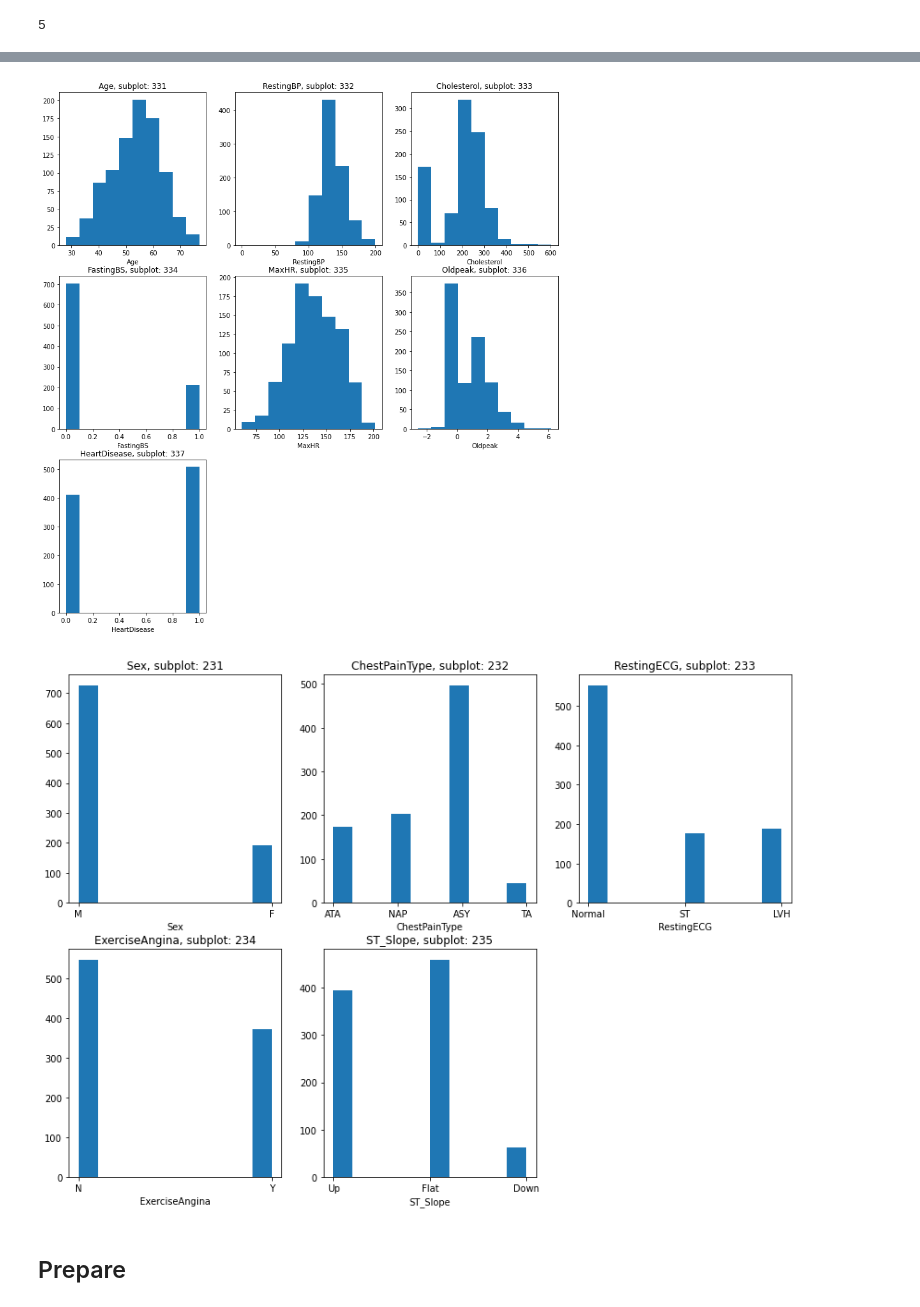
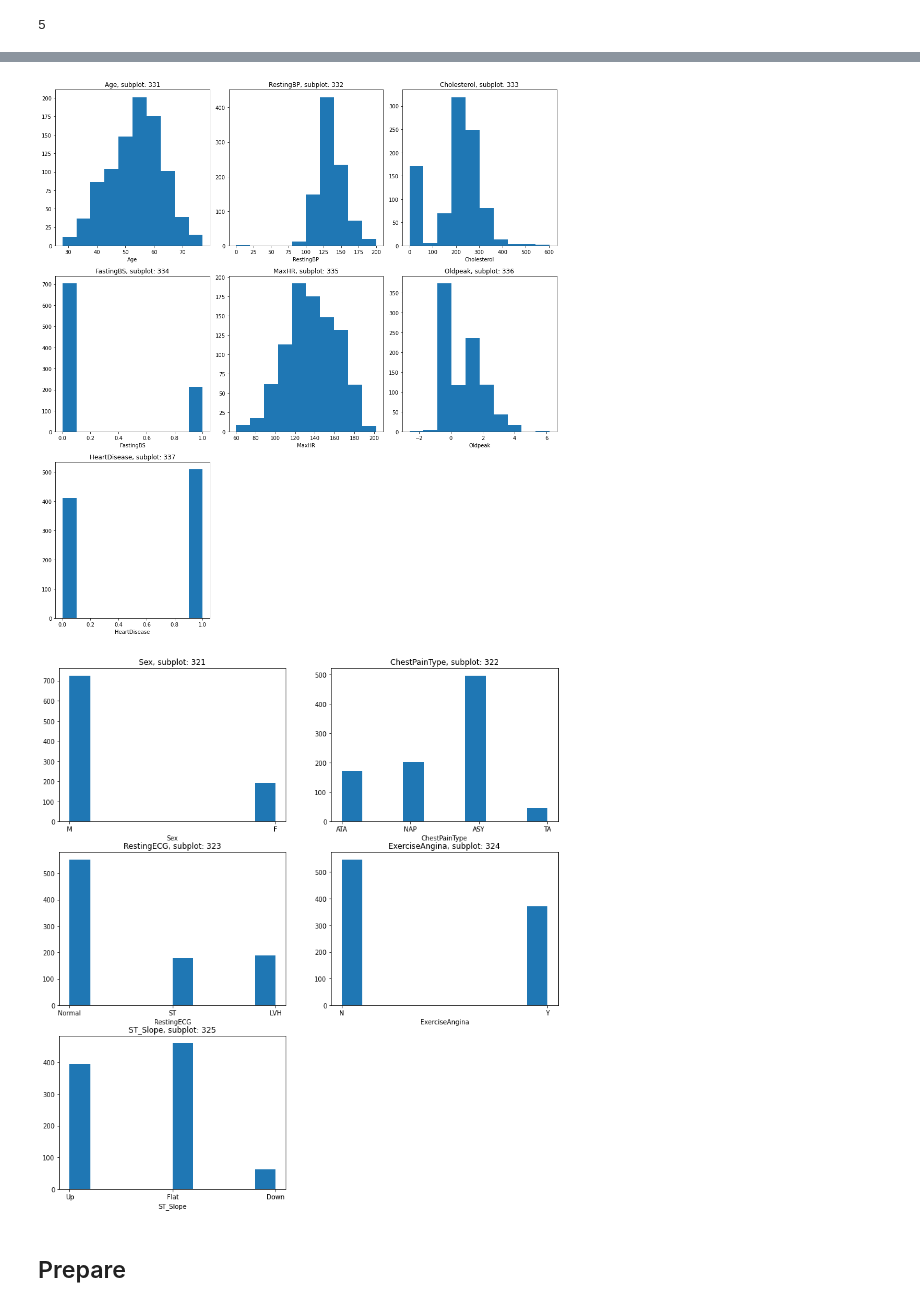
Before and after one commit to albertopuentes/small-side-projects, a Jupyter notebook: HeartDiseasePrediction.ipynb, the cells around one changed output, grey strips where cells are left out. Cells and saved outputs as stored; diff of their text form; code cells hidden in the pictures.

```diff
--- a/HeartDiseasePrediction.ipynb
+++ b/HeartDiseasePrediction.ipynb
@@ -160,16 +160,17 @@ len(cat_cols)
 5
 # %%
 #  Numerical Data
-a = math.ceil(len(num_cols)/3)  # number of rows
+a = math.ceil(len(num_cols)/b)  # number of rows
 b = 3  # number of columns
 c = 1  # initialize plot counter
 
-fig = plt.figure(figsize=(14,20))
+fig = plt.figure(figsize=(14,15))
 
 for i in num_cols:
     plt.subplot(a, b, c)
     plt.title('{}, subplot: {}{}{}'.format(i, a, b, c))
     plt.xlabel(i)
+    fig.tight_layout()
     plt.hist(data[i])
     c = c + 1
 # %% [output]
@@ -186,25 +187,26 @@ for i in num_cols:
     plt.subplot(a, b, c)
     plt.title('{}, subplot: {}{}{}'.format(i, a, b, c))
     plt.xlabel(i)
+    fig.tight_layout()
     plt.hist(data[i])
     c = c + 1
 # %% [output]
-[figure, old version]
+[figure, new version]
 # %%
 #  Categorical Data
-a = math.ceil((len(cat_cols))/3) # number of rows  # number of rows
-b = 3  # number of columns
+a = math.ceil((len(cat_cols))/b) # number of rows  # number of rows
+b = 2  # number of columns
 c = 1  # initialize plot counter
 
-fig = plt.figure(figsize=(14,10))
+fig = plt.figure(figsize=(14,15))
 
 for i in cat_cols:
     plt.subplot(a, b, c)
     plt.title('{}, subplot: {}{}{}'.format(i, a, b, c))
     plt.xlabel(i)
     plt.hist(data[i])
     c = c + 1
 # %% [output]
-[figure, old version]
+[figure, new version]
 # %% [markdown]
 ## Prepare
```
Also changed, not shown: parts of 1 cell of this notebook.
